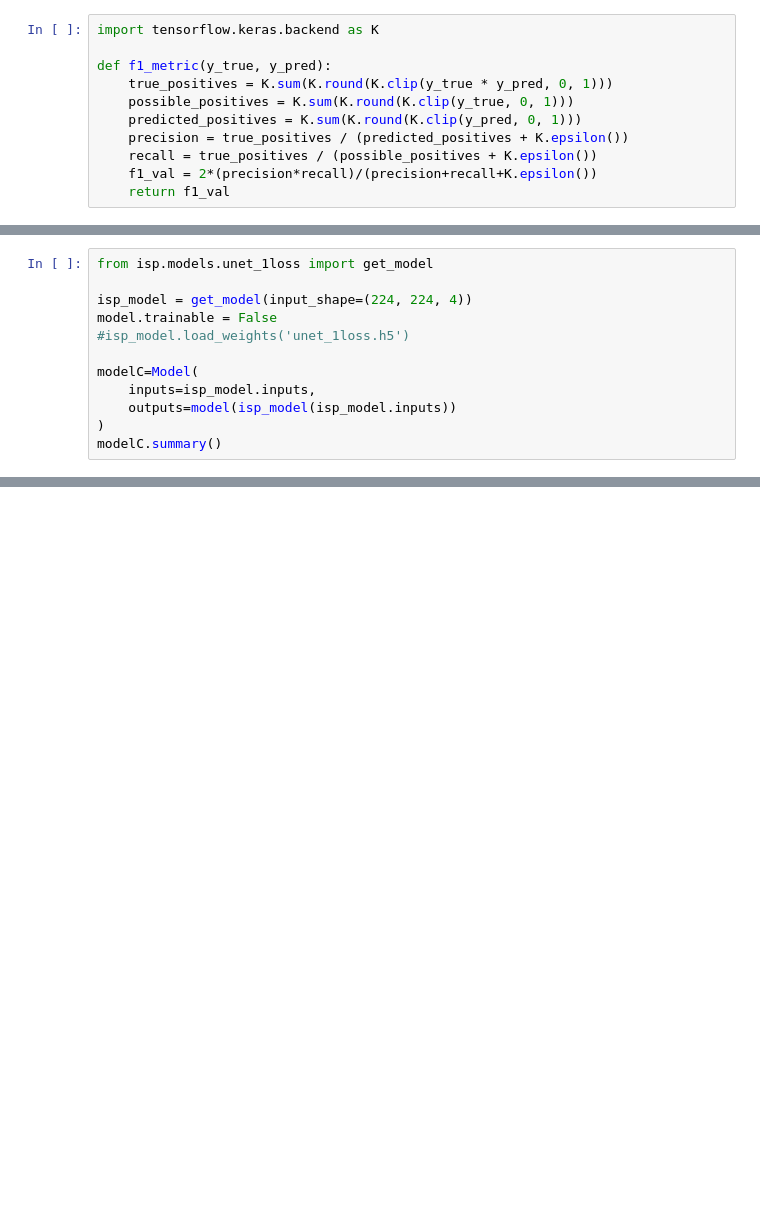
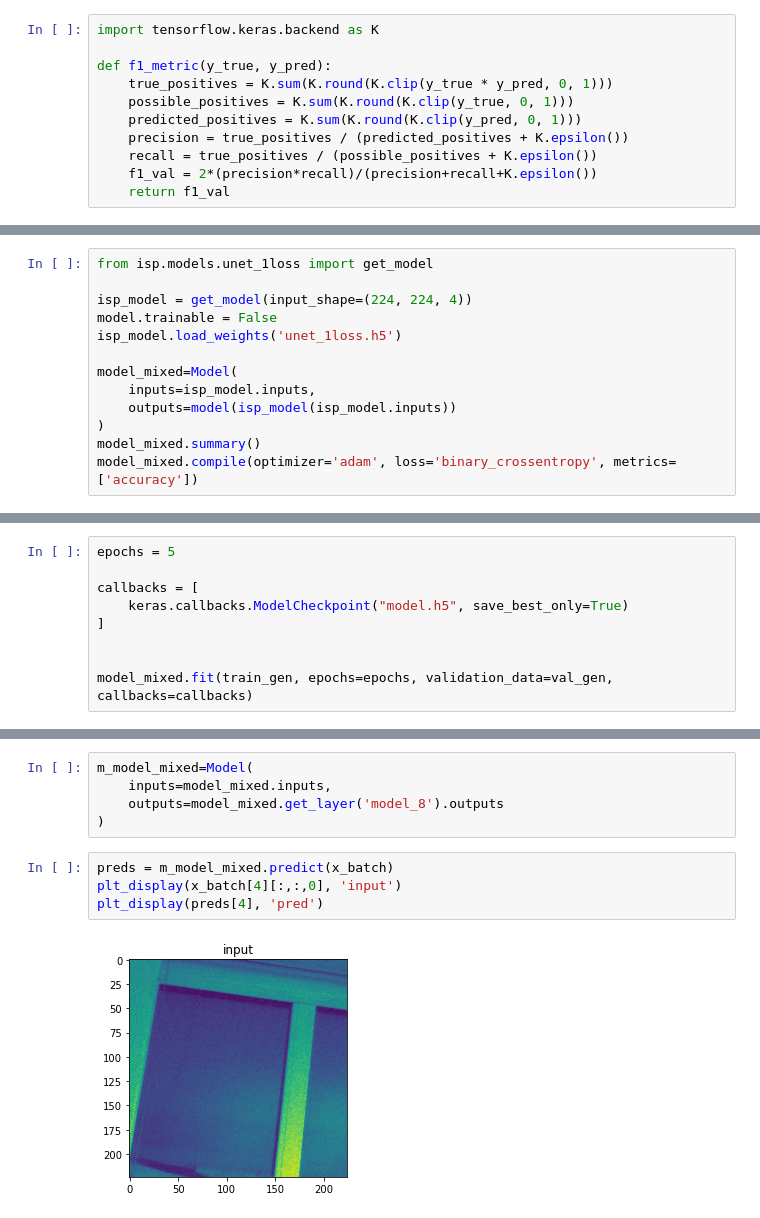
Before and after one commit to gosha20777/master-tesis, a Jupyter notebook: src/experiment-2/train-isp-for-cv-task.ipynb, the cells around one changed output, grey strips where cells are left out. Drawn from its saved outputs; the diff is of its cells as text; blank space fills up the shorter version.

```diff
--- a/src/experiment-2/train-isp-for-cv-task.ipynb
+++ b/src/experiment-2/train-isp-for-cv-task.ipynb
@@ -135,11 +165,12 @@ from isp.models.unet_1loss import get_model
 
 isp_model = get_model(input_shape=(224, 224, 4))
 model.trainable = False
-#isp_model.load_weights('unet_1loss.h5')
+isp_model.load_weights('unet_1loss.h5')
 
-modelC=Model(
+model_mixed=Model(
     inputs=isp_model.inputs,
     outputs=model(isp_model(isp_model.inputs))
 )
-modelC.summary()
+model_mixed.summary()
+model_mixed.compile(optimizer='adam', loss='binary_crossentropy', metrics=['accuracy'])
 # %% [output]
@@ -159,0 +260,9 @@ _________________________________________________________________
+# %%
+epochs = 5
+
+callbacks = [
+    keras.callbacks.ModelCheckpoint("model.h5", save_best_only=True)
+]
+
+
+model_mixed.fit(train_gen, epochs=epochs, validation_data=val_gen, callbacks=callbacks)
@@ -159,0 +281,11 @@ _________________________________________________________________
+# %%
+m_model_mixed=Model(
+    inputs=model_mixed.inputs,
+    outputs=model_mixed.get_layer('model_8').outputs
+)
+# %%
+preds = m_model_mixed.predict(x_batch)
+plt_display(x_batch[4][:,:,0], 'input')
+plt_display(preds[4], 'pred')
+# %% [output]
+[figure, added]
```
Also changed, not shown: parts of 11 cells of this notebook, 1 other file.
